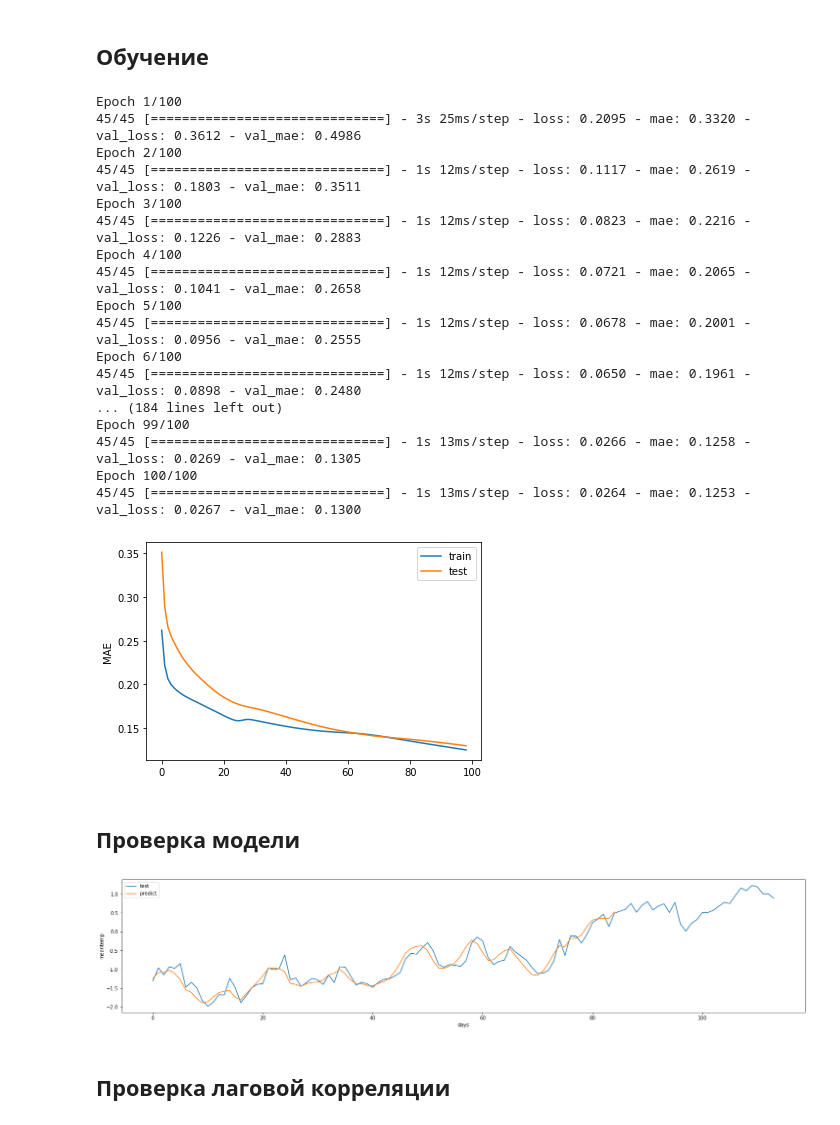
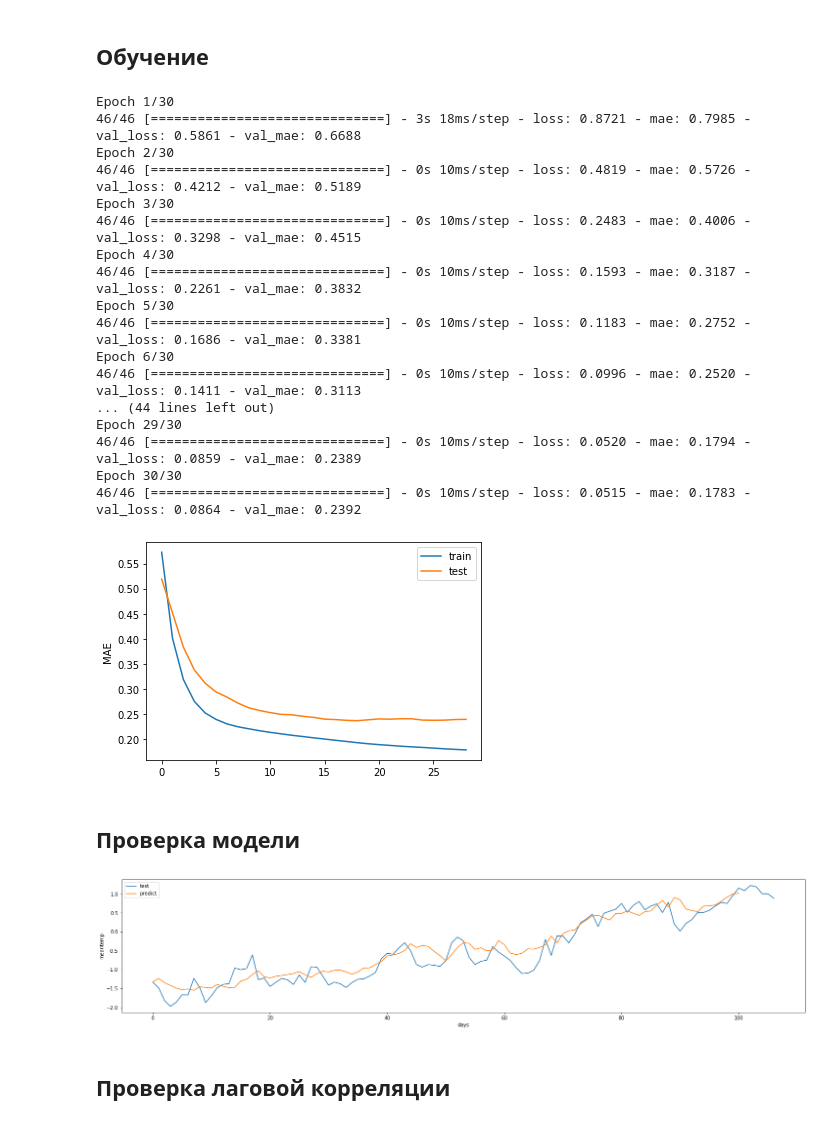
Before and after one commit to albul-k/gb_intro_to_NN, a Jupyter notebook: task_1.ipynb, the cells around one changed output. Cells and saved outputs as stored; diff of their text form; code cells hidden in the pictures.

```diff
--- a/task_1.ipynb
+++ b/task_1.ipynb
@@ -122,10 +131,7 @@ df_test_proc.head()
 # %%
-X_train, y_train = df_train_proc, df_train_proc['meantemp']
-X_test, y_test = df_test_proc, df_test_proc['meantemp']
-
 plt.figure(figsize=(25,5))
-plt.plot(X_train.index, y_train, label='train')
-plt.plot(X_test.index, y_test, label='test')
+plt.plot(train_df.index, y_train[:], label='train')
+plt.plot(test_df.index, y_test[:], label='test')
 
 plt.xlabel('days')
 plt.ylabel('meantemp')
@@ -138,7 +142,6 @@ plt.show()
 # %%
-X_LEN = 30
 BATCH_SIZE = 32
-EPOCHS = 100
+EPOCHS = 30
 
 train_data = keras.preprocessing.timeseries_dataset_from_array(
   X_train,
@@ -155,3 +158,9 @@ val_data = keras.preprocessing.timeseries_dataset_from_array(
   sampling_rate=1,
   batch_size=BATCH_SIZE,
 )
+# %%
+for batch in val_data.take(2):
+    inputs, targets = batch
+
+print("Input shape:", inputs.numpy().shape)
+print("Target shape:", targets.numpy().shape)
@@ -158,20 +170,15 @@ val_data = keras.preprocessing.timeseries_dataset_from_array(
 # %% [markdown]
 ## Конфигурация модели
 # %%
-callbaсk_early_stopping = EarlyStopping(monitor='val_mae', patience=5)
-
 model = Sequential()
-model.add(LSTM(64, input_shape = (30, 1), return_sequences="True"))
-model.add(LSTM(64, return_sequences="True"))
-model.add(Conv1D(64, 3, activation="linear"))
-model.add(Conv1D(64, 1, activation="linear"))
+model.add(LSTM(32, input_shape = (inputs.shape[1], inputs.shape[2]), return_sequences="True"))
 model.add(Flatten())
-model.add(Dense(32, activation="linear"))
+model.add(Dense(3, activation="relu"))
 model.add(Dense(1, activation="linear"))
 
 model.compile(
   loss="mse",
-  optimizer="sgd",
+  optimizer="nadam",
   metrics=['mae']
 )
 
@@ -199,42 +205,41 @@ _________________________________________________________________
 # %%
 history = model.fit(
   train_data,
   epochs=EPOCHS,
-  validation_data=val_data,
-  callbacks=[callbaсk_early_stopping]
+  validation_data=val_data
 )
 
 plt.plot(history.history['mae'][1:], label='train')
 plt.plot(history.history['val_mae'][1:], label='test')
 plt.ylabel('MAE')
 plt.legend()
 plt.show()
 # %% [output]
-Epoch 1/100
-45/45 [==============================] - 3s 25ms/step - loss: 0.2095 - mae: 0.3320 - val_loss: 0.3612 - val_mae: 0.4986
-Epoch 2/100
-45/45 [==============================] - 1s 12ms/step - loss: 0.1117 - mae: 0.2619 - val_loss: 0.1803 - val_mae: 0.3511
-Epoch 3/100
-45/45 [==============================] - 1s 12ms/step - loss: 0.0823 - mae: 0.2216 - val_loss: 0.1226 - val_mae: 0.2883
-Epoch 4/100
-45/45 [==============================] - 1s 12ms/step - loss: 0.0721 - mae: 0.2065 - val_loss: 0.1041 - val_mae: 0.2658
-Epoch 5/100
-45/45 [==============================] - 1s 12ms/step - loss: 0.0678 - mae: 0.2001 - val_loss: 0.0956 - val_mae: 0.2555
-Epoch 6/100
-45/45 [==============================] - 1s 12ms/step - loss: 0.0650 - mae: 0.1961 - val_loss: 0.0898 - val_mae: 0.2480
-... (184 lines left out)
-Epoch 99/100
-45/45 [==============================] - 1s 13ms/step - loss: 0.0266 - mae: 0.1258 - val_loss: 0.0269 - val_mae: 0.1305
-Epoch 100/100
-45/45 [==============================] - 1s 13ms/step - loss: 0.0264 - mae: 0.1253 - val_loss: 0.0267 - val_mae: 0.1300
+Epoch 1/30
+46/46 [==============================] - 3s 18ms/step - loss: 0.8721 - mae: 0.7985 - val_loss: 0.5861 - val_mae: 0.6688
+Epoch 2/30
+46/46 [==============================] - 0s 10ms/step - loss: 0.4819 - mae: 0.5726 - val_loss: 0.4212 - val_mae: 0.5189
+Epoch 3/30
+46/46 [==============================] - 0s 10ms/step - loss: 0.2483 - mae: 0.4006 - val_loss: 0.3298 - val_mae: 0.4515
+Epoch 4/30
+46/46 [==============================] - 0s 10ms/step - loss: 0.1593 - mae: 0.3187 - val_loss: 0.2261 - val_mae: 0.3832
+Epoch 5/30
+46/46 [==============================] - 0s 10ms/step - loss: 0.1183 - mae: 0.2752 - val_loss: 0.1686 - val_mae: 0.3381
+Epoch 6/30
+46/46 [==============================] - 0s 10ms/step - loss: 0.0996 - mae: 0.2520 - val_loss: 0.1411 - val_mae: 0.3113
+... (44 lines left out)
+Epoch 29/30
+46/46 [==============================] - 0s 10ms/step - loss: 0.0520 - mae: 0.1794 - val_loss: 0.0859 - val_mae: 0.2389
+Epoch 30/30
+46/46 [==============================] - 0s 10ms/step - loss: 0.0515 - mae: 0.1783 - val_loss: 0.0864 - val_mae: 0.2392
-[figure, old version]
+[figure, new version]
 # %% [markdown]
 ## Проверка модели
 # %%
 predVal = model.predict(val_data).flatten()
 
 plt.figure(figsize=(25,5))
-plt.plot(X_test['meantemp'].to_numpy(), label='test')
+plt.plot(y_test, label='test')
 plt.plot(predVal, label='predict')
 
 plt.xlabel('days')
@@ -242,7 +247,7 @@ plt.ylabel('meantemp')
 plt.legend()
 plt.show()
 # %% [output]
-[figure, old version]
+[figure, new version]
 # %% [markdown]
 ## Проверка лаговой корреляции
 # %%
```
Also changed, not shown: parts of 17 cells of this notebook.
